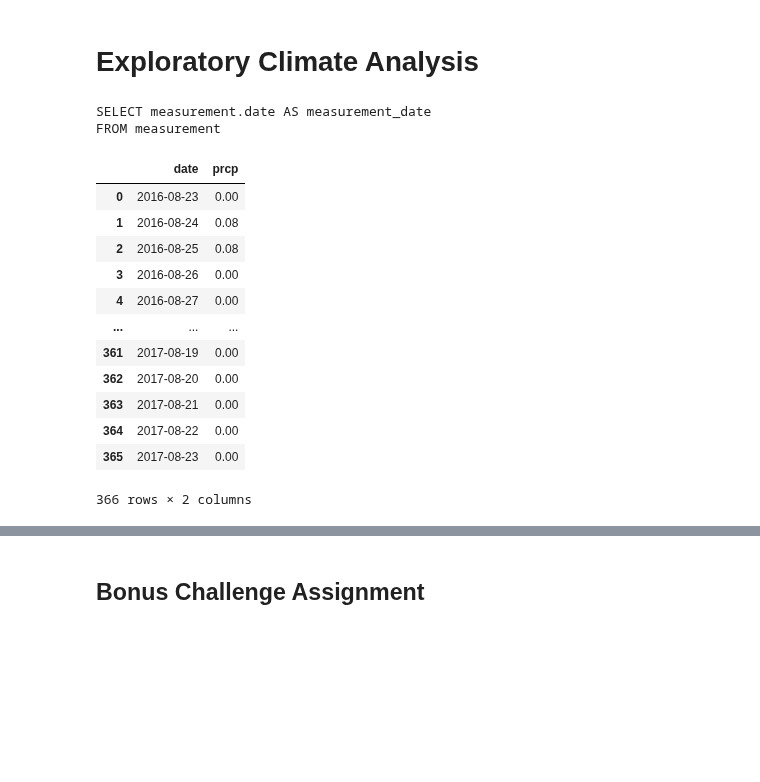
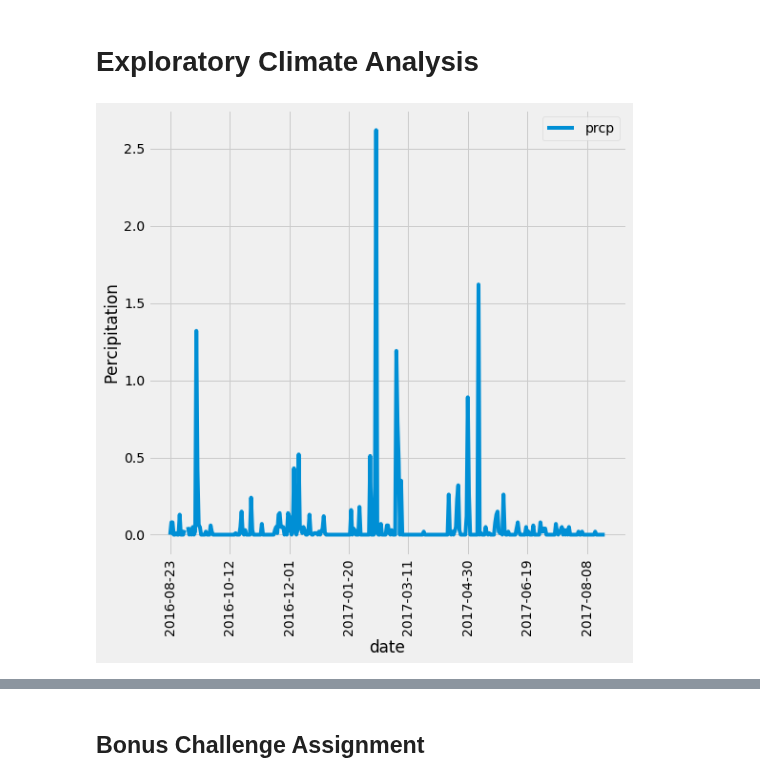
Before and after one commit to adam-katz97/sqlachemy-challenge, a Jupyter notebook: climate_starter.ipynb, the cells around one changed output, grey strips where cells are left out. Cells and saved outputs as stored; diff of their text form; code cells hidden in the pictures; blank space fills up the shorter version.

Commit message:
creates chart of percipitation data.

```diff
--- a/climate_starter.ipynb
+++ b/climate_starter.ipynb
@@ -39,33 +39,29 @@ session = Session(engine)
 # Exploratory Climate Analysis
 # %%
 # Design a query to retrieve the last 12 months of precipitation data and plot the results
-print(session.query(Measurement.date))
+#print(session.query(Measurement.date))
 # Calculate the date 1 year ago from the last data point in the database
+
 #for row in session.query(Measurement.date, Measurement.prcp).group_by(Measurement.date).order_by(Measurement.date.desc()).limit(366):
-    #print(row)
+    #print(row.date)
 lastYear=dt.date(2016, 8, 23)
+#print(lastYear.month)
+months=session.query(Measurement.date).group_by(Measurement.date).order_by(Measurement.date.desc()).limit(366)
 # Perform a query to retrieve the data and precipitation scores
 weather = session.query(Measurement.date, Measurement.prcp).group_by(Measurement.date).order_by(Measurement.date.desc()).limit(366)
 # Save the query results as a Pandas DataFrame and set the index to the date column
 weather_df=pd.DataFrame(weather)
+#weather_df['date']=weather_df['date'].astype('string').dtypes
+#weather_df.dtypes
+weather_df=weather_df.set_index('date')
 # Sort the dataframe by date
 weather_df=weather_df.sort_values('date')
-weather_df=weather_df.reset_index(drop=True)
-weather_df
+#engine.execute('Select date, prcp from Measurement where date>2016').fetchall()
 # Use Pandas Plotting with Matplotlib to plot the data
+weather_plot=weather_df.plot(rot=90, figsize=(8,8))
+weather_plot.set_ylabel('Percipitation')
+#weather_plot.set_xticklabels(weather_df.index[::100], rotation=90)
+plt.show()
+#weather_df.index
 # %% [output]
-SELECT measurement.date AS measurement_date
-FROM measurement
-|  | date | prcp |
-| 0 | 2016-08-23 | 0.00 |
-| 1 | 2016-08-24 | 0.08 |
-| 2 | 2016-08-25 | 0.08 |
-| 3 | 2016-08-26 | 0.00 |
-| 4 | 2016-08-27 | 0.00 |
-| ... | ... | ... |
-| 361 | 2017-08-19 | 0.00 |
-| 362 | 2017-08-20 | 0.00 |
-| 363 | 2017-08-21 | 0.00 |
-| 364 | 2017-08-22 | 0.00 |
-| 365 | 2017-08-23 | 0.00 |
-366 rows × 2 columns
+[figure, added]
```
Also changed, not shown: parts of 1 cell of this notebook.
